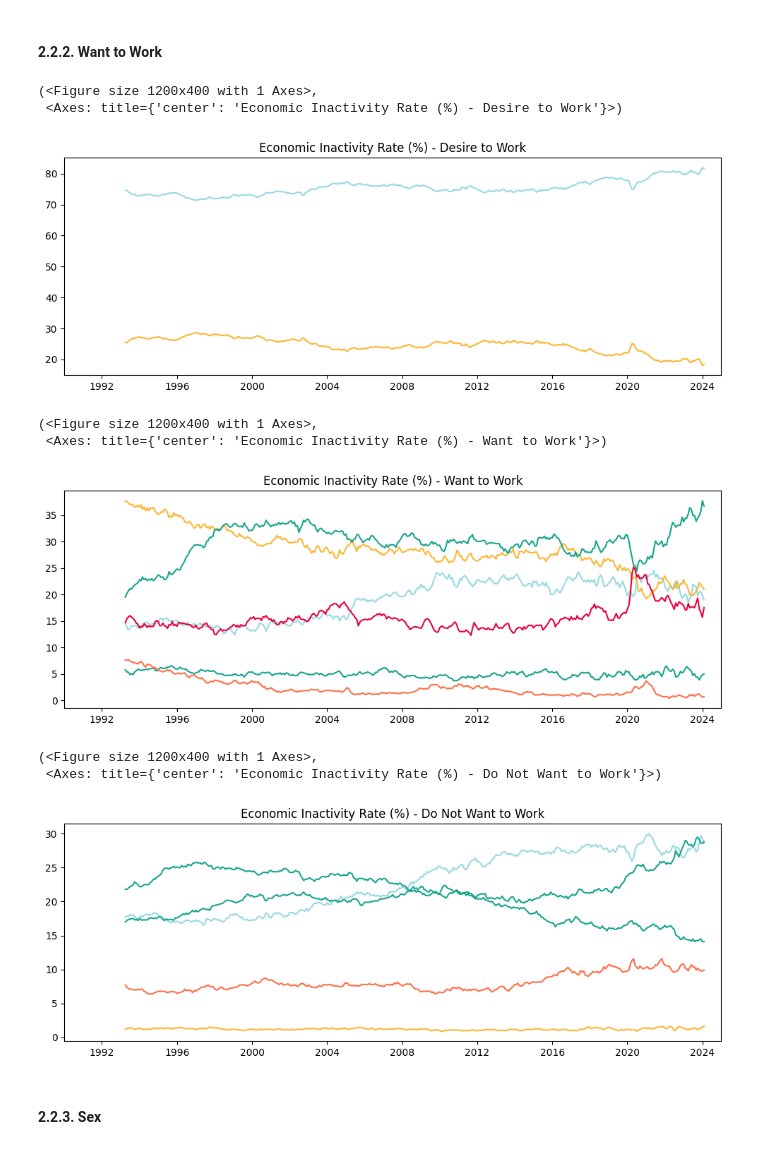
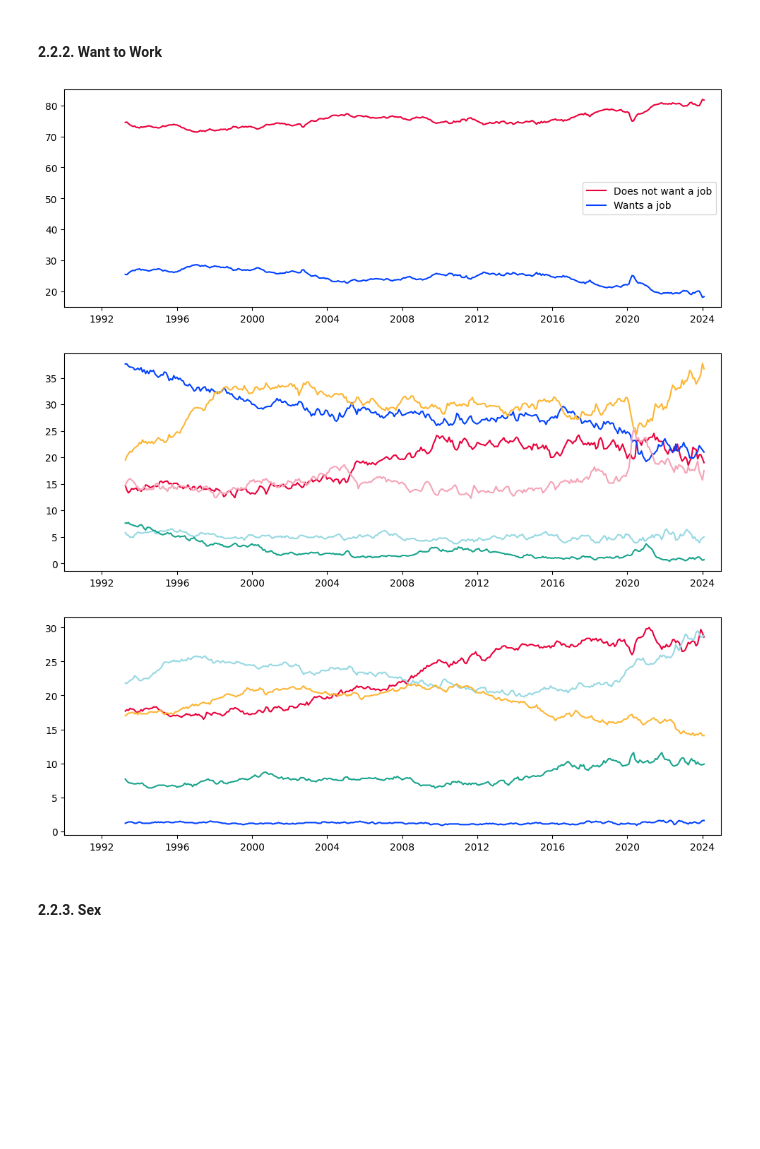
Before and after one commit to gjohl/growingeconomy, a Jupyter notebook: notebooks/presentation_plots.ipynb, the cells around one changed output. Saved outputs shown, nothing was run; the diff lists cells and outputs as text; code cells hidden in the pictures; blank space fills up the shorter version.

```diff
--- a/notebooks/presentation_plots.ipynb
+++ b/notebooks/presentation_plots.ipynb
@@ -11,6 +11,7 @@ pd.options.plotting.backend = 'plotly'
 pd.options.display.max_rows = 100
 # %%
 DATA_DIR = Path.cwd().parent / 'data'
+FIGURE_OUTPUT_DIR = Path.cwd().parent / 'results'
 # %% [markdown]
 ## 0. Plot Utils
 Define a single plotting function for consistently formatted plots.
@@ -20,16 +21,23 @@ PLOT_END_DATE = pd.Timestamp("2025-01-01")
 
 G7_COUNTRIES = ['Canada', 'France', 'Germany', 'Italy', 'Japan', 'United Kingdom', 'United States', 'European Union']
 COUNTRY_COLOR_MAP = {
+ 'United Kingdom': '#eb003b',
+ 'United States': '#0141ff',
  'Canada': '#97d9e3',
  'France': '#fdb633',
  'Germany': '#18a48c',
- 'Italy': '#18a48c',
+ 'Italy': '#f6a4b7',
  'Japan': '#ff6e47',
- 'United Kingdom': '#eb003b',
- 'United States': '#0141ff',
  'European Union': '#9a20be',
+ 'ExtraColor1': '#0e294a',
+ 'ExtraColor2': '#646363',
+ 'ExtraColor3': '#a59bee',
+ 'ExtraColor4': '#000000',
 }
 
 FIGSIZE = (12, 4)
 DPI = 100
+SAVE_FIG_KWARGS = {
+    'bbox_inches': "tight"
+}
 # %%
@@ -49,10 +61,10 @@ def plot_country_timeseries(df, title=None, xlim=(PLOT_START_DATE, PLOT_END_DATE
     return fig, ax
 # %%
-def plot_generic_timeseries(df, title=None, xlim=(PLOT_START_DATE, PLOT_END_DATE)):
+def plot_generic_timeseries(df, title=None, xlim=(PLOT_START_DATE, PLOT_END_DATE), legend=None):
     """Plot time series in a consistent format."""
     fig, ax = plt.subplots(figsize=FIGSIZE, dpi=DPI)
 
-    colors = list(COUNTRY_COLOR_MAP.values()) * 2
+    colors = list(COUNTRY_COLOR_MAP.values())
     for idx, colname in enumerate(df.columns):
         line = ax.plot(df.index, df[colname], label=colname, color=colors[idx], alpha=1)
 
@@ -60,6 +72,10 @@ def plot_generic_timeseries(df, title=None, xlim=(PLOT_START_DATE, PLOT_END_DATE
 
     if title:
         ax.set_title(title)
+
+    if legend:
+        plt.legend(loc="best")
+
     return fig, ax
 # %% [markdown]
 ## 1. World Bank Data
@@ -258,17 +260,18 @@ plot_generic_timeseries(lfs_df[['lfs econ inact rate uk people aged 16 and over
 # %% [markdown]
 #### 2.2.2. Want to Work
 # %%
-want_cols = [
-    'lfs econ inact reasons does not want a job uk 16-64%',
-    'lfs econ inact reasons wants a job uk 16-64%',
-]
-plot_generic_timeseries(
-    lfs_df[want_cols],
-    title="Economic Inactivity Rate (%) - Desire to Work",
-    xlim=(PLOT_START_DATE, PLOT_END_DATE)
+want_cols = {
+    'lfs econ inact reasons does not want a job uk 16-64%': 'Does not want a job',
+    'lfs econ inact reasons wants a job uk 16-64%': 'Wants a job',
+}
+
+fig, ax = plot_generic_timeseries(
+    lfs_df[want_cols.keys()].rename(columns=want_cols),
+    # title="Economic Inactivity Rate (%) - Desire to Work",
+    xlim=(PLOT_START_DATE, PLOT_END_DATE),
+    legend=True
 )
+fig.savefig(FIGURE_OUTPUT_DIR / "inactivity_want_to_work.png", **SAVE_FIG_KWARGS)
 # %% [output]
-(<Figure size 1200x400 with 1 Axes>,
- <Axes: title={'center': 'Economic Inactivity Rate (%) - Desire to Work'}>)
-[figure, old version]
+[figure, new version]
 # %%
@@ -292,23 +295,23 @@ reasons_dont_want_cols = [k for k in reasons_cols if 'does not want' in k]
 # %%
 plot_generic_timeseries(
-    lfs_df[reasons_want_cols],
-    title="Economic Inactivity Rate (%) - Want to Work",
-    xlim=(PLOT_START_DATE, PLOT_END_DATE)
+    lfs_df[reasons_want_cols].rename(columns=reasons_cols),
+    # title="Economic Inactivity Rate (%) - Want to Work",
+    xlim=(PLOT_START_DATE, PLOT_END_DATE),
+    # legend=True,
 )
+fig.savefig(FIGURE_OUTPUT_DIR / "inactivity_want_reasons.png", **SAVE_FIG_KWARGS)
 # %% [output]
-(<Figure size 1200x400 with 1 Axes>,
- <Axes: title={'center': 'Economic Inactivity Rate (%) - Want to Work'}>)
-[figure, old version]
+[figure, new version]
 # %%
 plot_generic_timeseries(
     lfs_df[reasons_dont_want_cols],
-    title="Economic Inactivity Rate (%) - Do Not Want to Work",
+    # title="Economic Inactivity Rate (%) - Do Not Want to Work",
+    # legend=True,
     xlim=(PLOT_START_DATE, PLOT_END_DATE)
 )
+fig.savefig(FIGURE_OUTPUT_DIR / "inactivity_dont_want_reasons.png", **SAVE_FIG_KWARGS)
 # %% [output]
-(<Figure size 1200x400 with 1 Axes>,
- <Axes: title={'center': 'Economic Inactivity Rate (%) - Do Not Want to Work'}>)
-[figure, old version]
+[figure, new version]
 # %% [markdown]
 #### 2.2.3. Sex
 # %%
```
Also changed, not shown: parts of 10 cells of this notebook, 8 other files.
